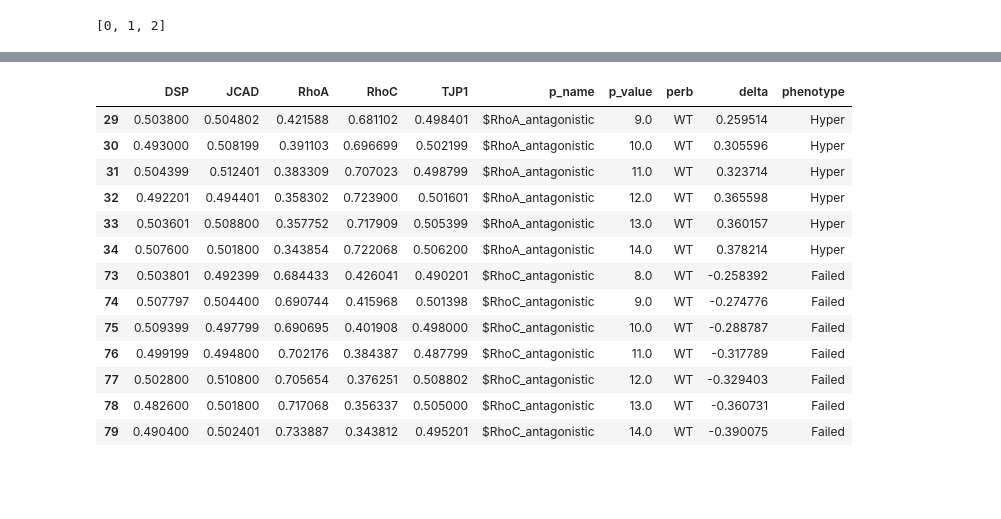
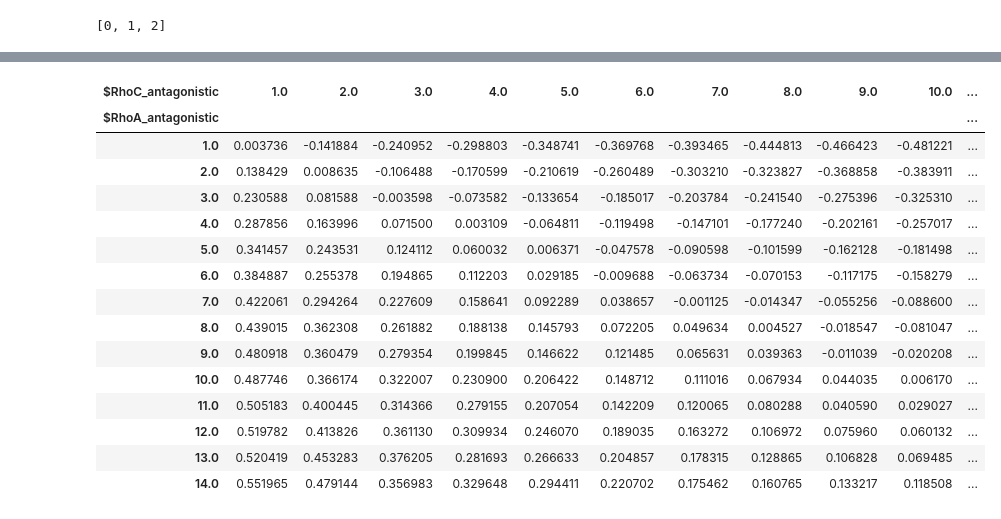
Before and after one commit to emilieyuu/endotehelial-masboss, a Jupyter notebook: notebooks/07_data_processing.ipynb, the cells around one changed output, grey strips where cells are left out. Saved outputs shown, nothing was run; the diff lists cells and outputs as text; code cells hidden in the pictures; blank space fills up the shorter version.

```diff
--- a/notebooks/07_data_processing.ipynb
+++ b/notebooks/07_data_processing.ipynb
@@ -270,17 +349,20 @@ wt_df
-# %%
-wt_df[wt_df['phenotype'] != 'Normal']
-# %% [output]
-|  | DSP | JCAD | RhoA | RhoC | TJP1 | p_name | p_value | perb | delta | phenotype |
-| 29 | 0.503800 | 0.504802 | 0.421588 | 0.681102 | 0.498401 | $RhoA_antagonistic | 9.0 | WT | 0.259514 | Hyper |
-| 30 | 0.493000 | 0.508199 | 0.391103 | 0.696699 | 0.502199 | $RhoA_antagonistic | 10.0 | WT | 0.305596 | Hyper |
-| 31 | 0.504399 | 0.512401 | 0.383309 | 0.707023 | 0.498799 | $RhoA_antagonistic | 11.0 | WT | 0.323714 | Hyper |
-| 32 | 0.492201 | 0.494401 | 0.358302 | 0.723900 | 0.501601 | $RhoA_antagonistic | 12.0 | WT | 0.365598 | Hyper |
-| 33 | 0.503601 | 0.508800 | 0.357752 | 0.717909 | 0.505399 | $RhoA_antagonistic | 13.0 | WT | 0.360157 | Hyper |
-| 34 | 0.507600 | 0.501800 | 0.343854 | 0.722068 | 0.506200 | $RhoA_antagonistic | 14.0 | WT | 0.378214 | Hyper |
-| 73 | 0.503801 | 0.492399 | 0.684433 | 0.426041 | 0.490201 | $RhoC_antagonistic | 8.0 | WT | -0.258392 | Failed |
-| 74 | 0.507797 | 0.504400 | 0.690744 | 0.415968 | 0.501398 | $RhoC_antagonistic | 9.0 | WT | -0.274776 | Failed |
-| 75 | 0.509399 | 0.497799 | 0.690695 | 0.401908 | 0.498000 | $RhoC_antagonistic | 10.0 | WT | -0.288787 | Failed |
-| 76 | 0.499199 | 0.494800 | 0.702176 | 0.384387 | 0.487799 | $RhoC_antagonistic | 11.0 | WT | -0.317789 | Failed |
-| 77 | 0.502800 | 0.510800 | 0.705654 | 0.376251 | 0.508802 | $RhoC_antagonistic | 12.0 | WT | -0.329403 | Failed |
-| 78 | 0.482600 | 0.501800 | 0.717068 | 0.356337 | 0.505000 | $RhoC_antagonistic | 13.0 | WT | -0.360731 | Failed |
-| 79 | 0.490400 | 0.502401 | 0.733887 | 0.343812 | 0.495201 | $RhoC_antagonistic | 14.0 | WT | -0.390075 | Failed |
+# %%
+comp_pivot = comp_df_wt.pivot(index='$RhoA_antagonistic', columns='$RhoC_antagonistic', values='delta')
+comp_pivot
+# %% [output]
+| $RhoC_antagonistic | 1.0 | 2.0 | 3.0 | 4.0 | 5.0 | 6.0 | 7.0 | 8.0 | 9.0 | 10.0 | ... |
+| $RhoA_antagonistic |  |  |  |  |  |  |  |  |  |  | ... |
+| 1.0 | 0.003736 | -0.141884 | -0.240952 | -0.298803 | -0.348741 | -0.369768 | -0.393465 | -0.444813 | -0.466423 | -0.481221 | ... |
+| 2.0 | 0.138429 | 0.008635 | -0.106488 | -0.170599 | -0.210619 | -0.260489 | -0.303210 | -0.323827 | -0.368858 | -0.383911 | ... |
+| 3.0 | 0.230588 | 0.081588 | -0.003598 | -0.073582 | -0.133654 | -0.185017 | -0.203784 | -0.241540 | -0.275396 | -0.325310 | ... |
+| 4.0 | 0.287856 | 0.163996 | 0.071500 | 0.003109 | -0.064811 | -0.119498 | -0.147101 | -0.177240 | -0.202161 | -0.257017 | ... |
+| 5.0 | 0.341457 | 0.243531 | 0.124112 | 0.060032 | 0.006371 | -0.047578 | -0.090598 | -0.101599 | -0.162128 | -0.181498 | ... |
+| 6.0 | 0.384887 | 0.255378 | 0.194865 | 0.112203 | 0.029185 | -0.009688 | -0.063734 | -0.070153 | -0.117175 | -0.158279 | ... |
+| 7.0 | 0.422061 | 0.294264 | 0.227609 | 0.158641 | 0.092289 | 0.038657 | -0.001125 | -0.014347 | -0.055256 | -0.088600 | ... |
+| 8.0 | 0.439015 | 0.362308 | 0.261882 | 0.188138 | 0.145793 | 0.072205 | 0.049634 | 0.004527 | -0.018547 | -0.081047 | ... |
+| 9.0 | 0.480918 | 0.360479 | 0.279354 | 0.199845 | 0.146622 | 0.121485 | 0.065631 | 0.039363 | -0.011039 | -0.020208 | ... |
+| 10.0 | 0.487746 | 0.366174 | 0.322007 | 0.230900 | 0.206422 | 0.148712 | 0.111016 | 0.067934 | 0.044035 | 0.006170 | ... |
+| 11.0 | 0.505183 | 0.400445 | 0.314366 | 0.279155 | 0.207054 | 0.142209 | 0.120065 | 0.080288 | 0.040590 | 0.029027 | ... |
+| 12.0 | 0.519782 | 0.413826 | 0.361130 | 0.309934 | 0.246070 | 0.189035 | 0.163272 | 0.106972 | 0.075960 | 0.060132 | ... |
+| 13.0 | 0.520419 | 0.453283 | 0.376205 | 0.281693 | 0.266633 | 0.204857 | 0.178315 | 0.128865 | 0.106828 | 0.069485 | ... |
+| 14.0 | 0.551965 | 0.479144 | 0.356983 | 0.329648 | 0.294411 | 0.220702 | 0.175462 | 0.160765 | 0.133217 | 0.118508 | ... |
```
Also changed, not shown: parts of 15 cells of this notebook, 47 other files.
